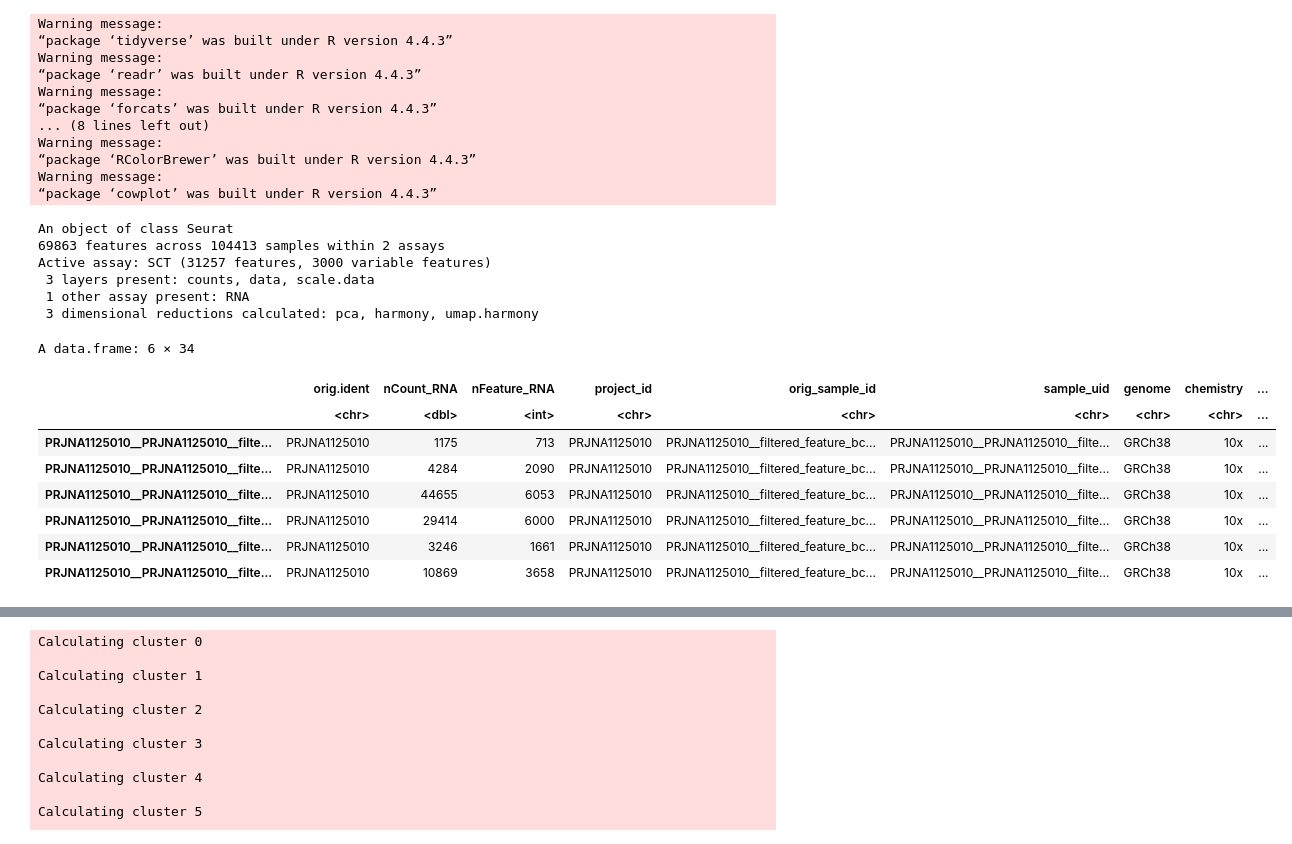
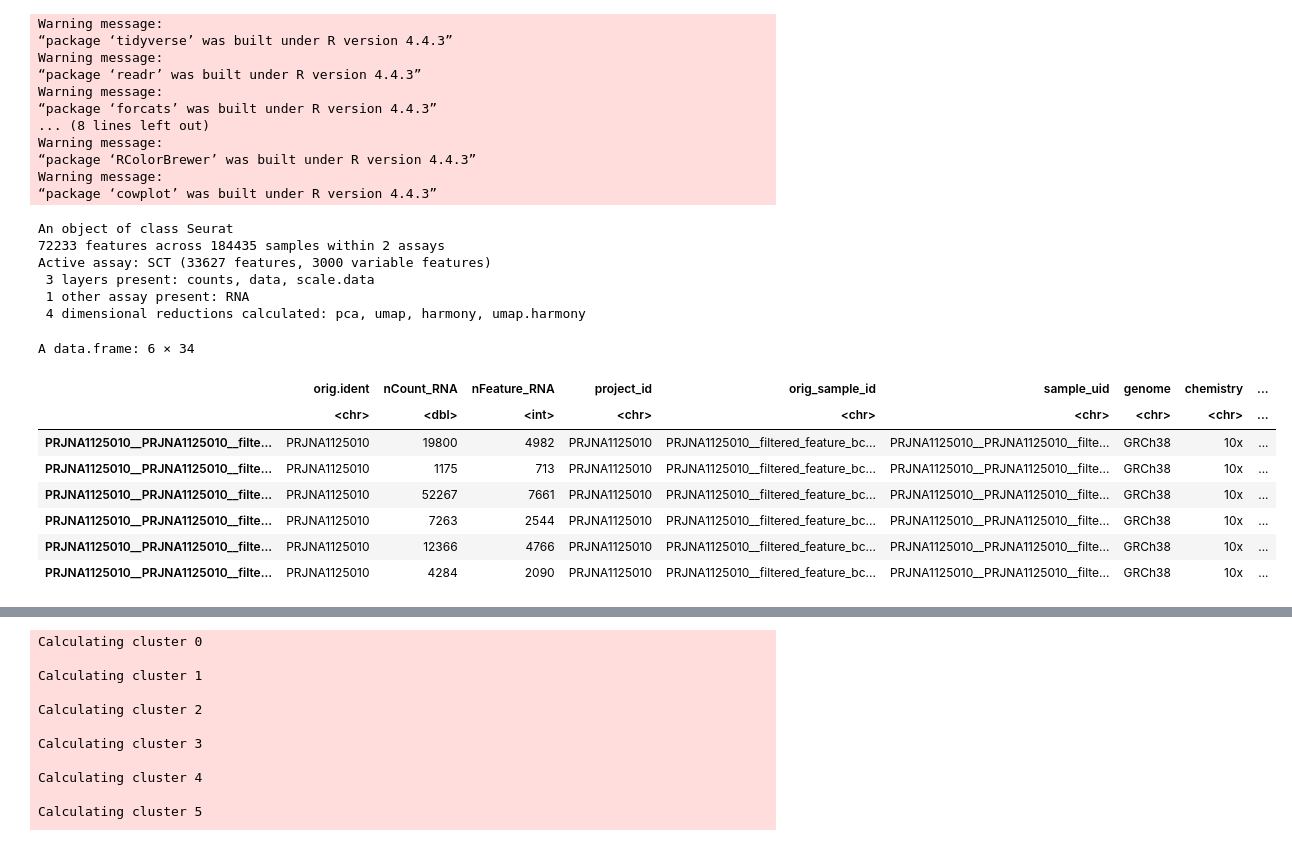
Before and after one commit to bao-mathmod/Gliomas, a Jupyter notebook: 04.upstream/scRNA/03.subclustering/myeloid/official/02_myeloid_annote.ipynb, the cells around one changed output, grey strips where cells are left out. Saved outputs shown, nothing was run; the diff lists cells and outputs as text; code cells hidden in the pictures.

```diff
--- a/04.upstream/scRNA/03.subclustering/myeloid/official/02_myeloid_annote.ipynb
+++ b/04.upstream/scRNA/03.subclustering/myeloid/official/02_myeloid_annote.ipynb
@@ -36,25 +36,26 @@ Warning message:
 Warning message:
 “package ‘cowplot’ was built under R version 4.4.3”
 # %%
-myeloid <- readRDS('/mnt/18T/chibao/gliomas/data_official/02_myeloid/01_myeloid_integrated_harmony_obj.rds')
+# myeloid <- readRDS('/mnt/18T/chibao/gliomas/data_official/02_myeloid/01_myeloid_integrated_harmony_obj.rds')
+myeloid <- readRDS('/mnt/18T/chibao/gliomas/data_official/02_myeloid/new/harmony/obj/01_myeloid_integrated_cohort_new_harmony_obj.rds')
 myeloid
 myeloid@meta.data |> head()
 # %% [output]
 An object of class Seurat
-69863 features across 104413 samples within 2 assays
-Active assay: SCT (31257 features, 3000 variable features)
+72233 features across 184435 samples within 2 assays
+Active assay: SCT (33627 features, 3000 variable features)
  3 layers present: counts, data, scale.data
  1 other assay present: RNA
- 3 dimensional reductions calculated: pca, harmony, umap.harmony
+ 4 dimensional reductions calculated: pca, umap, harmony, umap.harmony
 A data.frame: 6 × 34
 |  | orig.ident | nCount_RNA | nFeature_RNA | project_id | orig_sample_id | sample_uid | genome | chemistry | ... |
 |  | <chr> | <dbl> | <int> | <chr> | <chr> | <chr> | <chr> | <chr> | ... |
+| PRJNA1125010__PRJNA1125010__filte... | PRJNA1125010 | 19800 | 4982 | PRJNA1125010 | PRJNA1125010__filtered_feature_bc... | PRJNA1125010__PRJNA1125010__filte... | GRCh38 | 10x | ... |
 | PRJNA1125010__PRJNA1125010__filte... | PRJNA1125010 | 1175 | 713 | PRJNA1125010 | PRJNA1125010__filtered_feature_bc... | PRJNA1125010__PRJNA1125010__filte... | GRCh38 | 10x | ... |
+| PRJNA1125010__PRJNA1125010__filte... | PRJNA1125010 | 52267 | 7661 | PRJNA1125010 | PRJNA1125010__filtered_feature_bc... | PRJNA1125010__PRJNA1125010__filte... | GRCh38 | 10x | ... |
+| PRJNA1125010__PRJNA1125010__filte... | PRJNA1125010 | 7263 | 2544 | PRJNA1125010 | PRJNA1125010__filtered_feature_bc... | PRJNA1125010__PRJNA1125010__filte... | GRCh38 | 10x | ... |
+| PRJNA1125010__PRJNA1125010__filte... | PRJNA1125010 | 12366 | 4766 | PRJNA1125010 | PRJNA1125010__filtered_feature_bc... | PRJNA1125010__PRJNA1125010__filte... | GRCh38 | 10x | ... |
 | PRJNA1125010__PRJNA1125010__filte... | PRJNA1125010 | 4284 | 2090 | PRJNA1125010 | PRJNA1125010__filtered_feature_bc... | PRJNA1125010__PRJNA1125010__filte... | GRCh38 | 10x | ... |
-| PRJNA1125010__PRJNA1125010__filte... | PRJNA1125010 | 44655 | 6053 | PRJNA1125010 | PRJNA1125010__filtered_feature_bc... | PRJNA1125010__PRJNA1125010__filte... | GRCh38 | 10x | ... |
-| PRJNA1125010__PRJNA1125010__filte... | PRJNA1125010 | 29414 | 6000 | PRJNA1125010 | PRJNA1125010__filtered_feature_bc... | PRJNA1125010__PRJNA1125010__filte... | GRCh38 | 10x | ... |
-| PRJNA1125010__PRJNA1125010__filte... | PRJNA1125010 | 3246 | 1661 | PRJNA1125010 | PRJNA1125010__filtered_feature_bc... | PRJNA1125010__PRJNA1125010__filte... | GRCh38 | 10x | ... |
-| PRJNA1125010__PRJNA1125010__filte... | PRJNA1125010 | 10869 | 3658 | PRJNA1125010 | PRJNA1125010__filtered_feature_bc... | PRJNA1125010__PRJNA1125010__filte... | GRCh38 | 10x | ... |
 # %%
 myeloid@meta.data$orig.ident |> unique()
 # %% [output]
```
Also changed, not shown: parts of 6 cells of this notebook, 5 other files.
